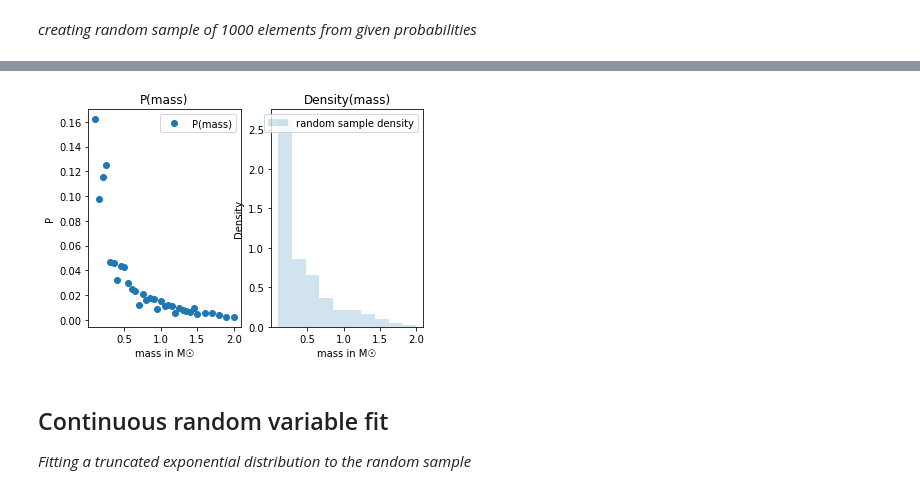
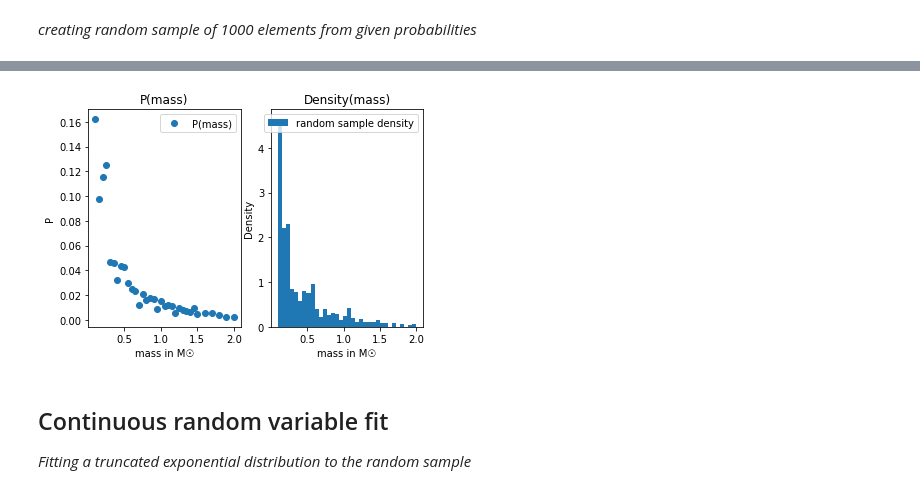
Before and after one commit to vialdj/gs4worldbuilding, a Jupyter notebook: notebooks/stellar_mass.ipynb, the cells around one changed output, grey strips where cells are left out. Saved outputs shown, nothing was run; the diff lists cells and outputs as text; code cells hidden in the pictures.

```diff
--- a/notebooks/stellar_mass.ipynb
+++ b/notebooks/stellar_mass.ipynb
@@ -28,4 +28,4 @@ df.p.sum()
 # %%
 from random import choices
 
-sample = choices(list(df.mass), weights=list(df.p), k=10000)
+sample = choices(list(df.mass), weights=list(df.p), k=1000)
@@ -32,21 +57,21 @@ sample = choices(list(df.mass), weights=list(df.p), k=10000)
 # %%
 import matplotlib.pyplot as plt
 
 
 _, axs = plt.subplots(1, 2)
 axs[0].set_title(r"P(mass)")
 axs[0].plot(x, y, 'o', label='P(mass)')
 axs[0].set_xlabel('mass in M☉')
 axs[0].set_ylabel('P')
 axs[0].legend()
 axs[1].set_title(r"Density(mass)")
-axs[1].hist(sample, density=True, histtype='stepfilled', alpha=0.2, label='random sample density')
+axs[1].hist(sample, density=True, bins=len(x), label='random sample density')
 axs[1].set_xlabel('mass in M☉')
 axs[1].set_ylabel('Density')
 axs[1].legend()
 plt.show()
 # %% [output]
-[figure, old version]
+[figure, new version]
 # %% [markdown]
 ## Continuous random variable fit
 *Fitting a truncated exponential distribution to the random sample*
```
Also changed, not shown: parts of 2 cells of this notebook, 3 other files.
